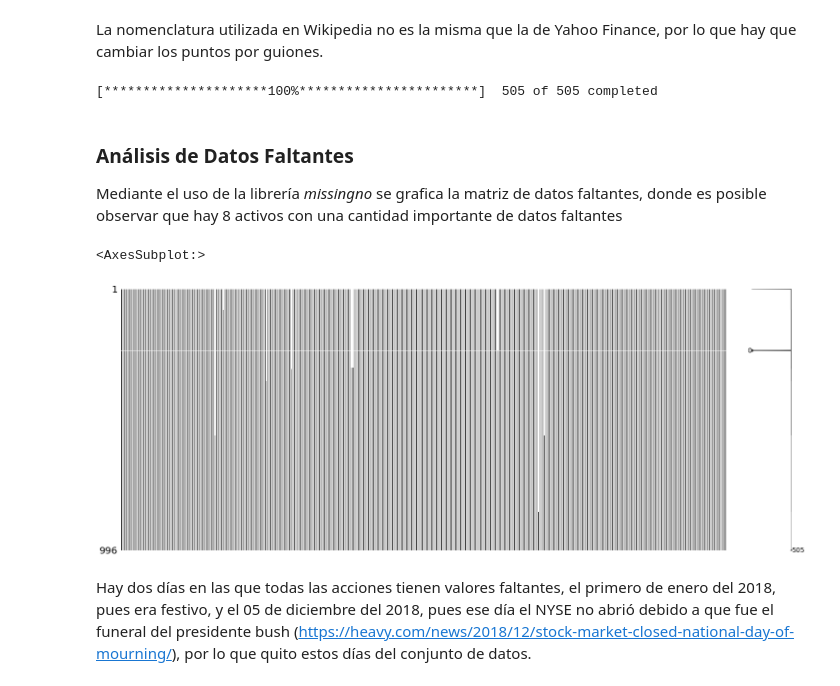
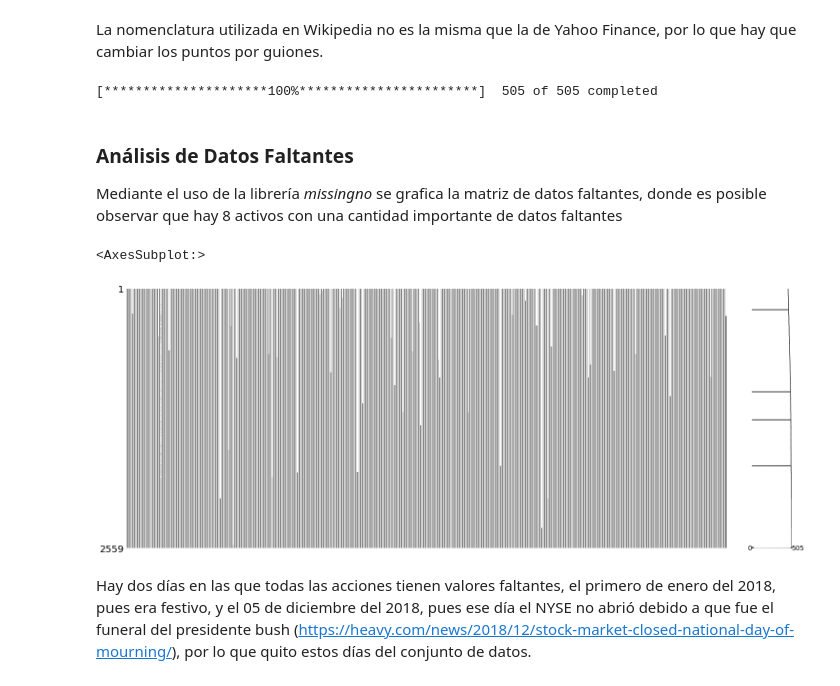
Before and after one commit to jduarte00/tesis, a Jupyter notebook: DataSets.ipynb, the cells around one changed output. Cells and saved outputs as stored; diff of their text form; code cells hidden in the pictures.

```diff
--- a/DataSets.ipynb
+++ b/DataSets.ipynb
@@ -110,5 +103,10 @@ En total se tienen 505 empresas, pues algunas de las empresas en el índice tien
 len(tickers)
 # %% [output]
 505
+# %%
+sp500_tabla = pd.read_html(str(table))[0]
+# %%
+tickers2 = list(sp500_tabla.sort_values('GICS Sector')['Symbol'])
+sectors = list(sp500_tabla.sort_values('GICS Sector')['GICS Sector'])
 # %% [markdown]
 La nomenclatura utilizada en Wikipedia no es la misma que la de Yahoo Finance, por lo que hay que cambiar los puntos por guiones.
@@ -118,17 +113,17 @@ tickers[tickers.index('BF.B')] = 'BF-B'
-# %%
-sp_500_2021 = yf.download(tickers, "2018-01-01", "2021-12-12")
-# %% [output]
-[*********************100%***********************]  505 of 505 completed
+# %%
+sp_500_original = yf.download(tickers2, "2012-01-01", "2022-02-25")
+# %% [output]
+[*********************100%***********************]  505 of 505 completed
 # %%
-sp_500_2021_close = sp_500_2021['Close']
+sp_500_original_close = sp_500_original['Close']
 # %% [markdown]
 ### Análisis de Datos Faltantes
 
 Mediante el uso de la librería *missingno* se grafica la matriz de datos faltantes, donde es posible observar que hay 8 activos con una cantidad importante de datos faltantes
 # %%
-missingno.matrix(sp_500_2021_close)
+missingno.matrix(sp_500_original_close)
 # %% [output]
 <AxesSubplot:>
-[figure, old version]
+[figure, new version]
 # %% [markdown]
 Hay dos días en las que todas las acciones tienen valores faltantes, el primero de enero del 2018, pues era festivo, y el 05 de diciembre del 2018, pues ese día el NYSE no abrió debido a que fue el funeral del presidente bush (https://heavy.com/news/2018/12/stock-market-closed-national-day-of-mourning/), por lo que quito estos días del conjunto de datos.
```
Also changed, not shown: parts of 85 cells of this notebook, 6 other files.
